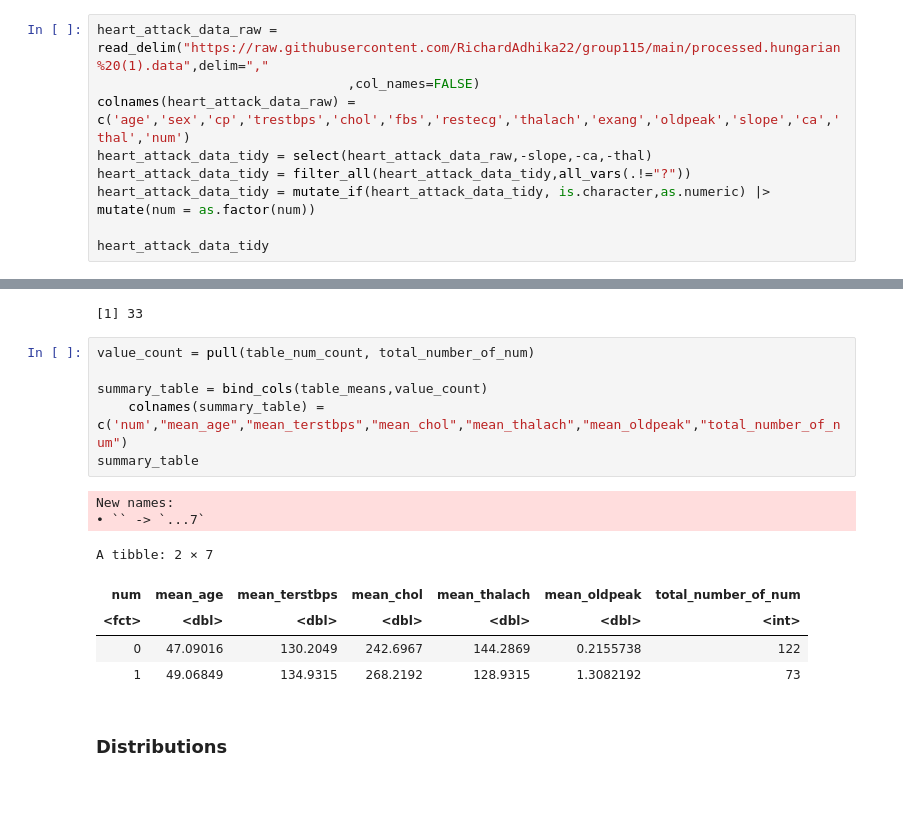
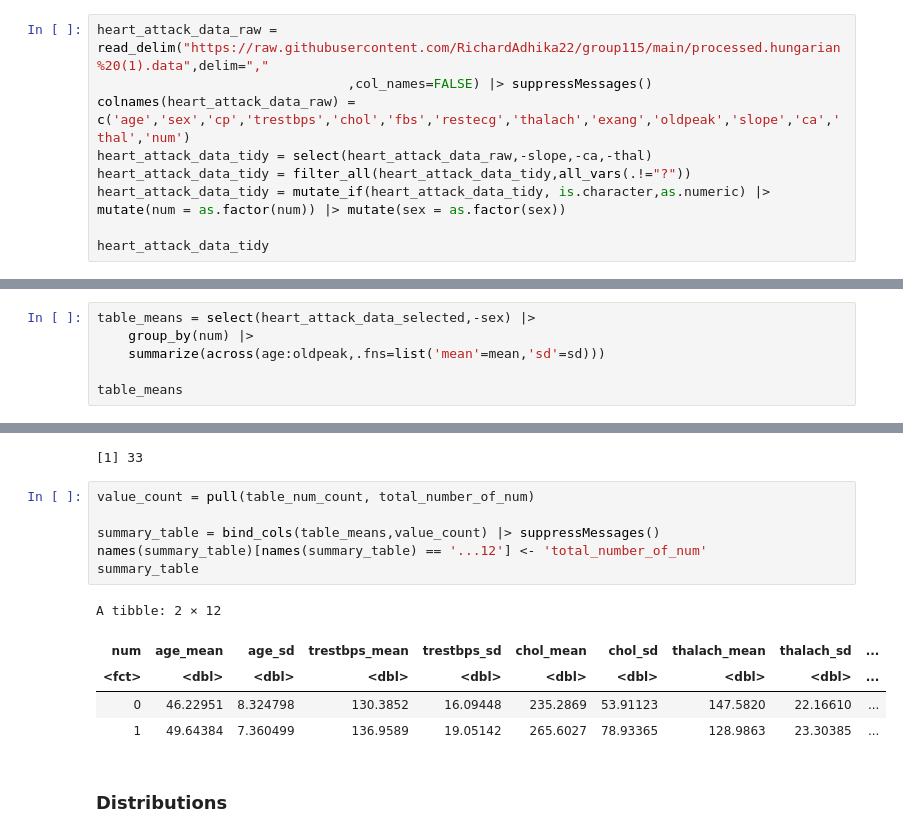
Before and after one commit to RichardAdhika22/heart_attack_prediction_knn, a Jupyter notebook: preliminary_analysis.ipynb, the cells around one changed output, grey strips where cells are left out. Drawn from its saved outputs; the diff is of its cells as text; blank space fills up the shorter version.

```diff
--- a/preliminary_analysis.ipynb
+++ b/preliminary_analysis.ipynb
@@ -37,11 +20,11 @@ In this project, we are trying to predict whether someone has a high risk of get
 ##### Reading and tidying the data
 # %%
 heart_attack_data_raw = read_delim("https://raw.githubusercontent.com/RichardAdhika22/group115/main/processed.hungarian%20(1).data",delim=","
-                                ,col_names=FALSE)
+                                ,col_names=FALSE) |> suppressMessages()
 colnames(heart_attack_data_raw) = c('age','sex','cp','trestbps','chol','fbs','restecg','thalach','exang','oldpeak','slope','ca','thal','num')
 heart_attack_data_tidy = select(heart_attack_data_raw,-slope,-ca,-thal)
 heart_attack_data_tidy = filter_all(heart_attack_data_tidy,all_vars(.!="?"))
-heart_attack_data_tidy = mutate_if(heart_attack_data_tidy, is.character,as.numeric) |> mutate(num = as.factor(num))
+heart_attack_data_tidy = mutate_if(heart_attack_data_tidy, is.character,as.numeric) |> mutate(num = as.factor(num)) |> mutate(sex = as.factor(sex))
 
 heart_attack_data_tidy
 # %% [output]
@@ -124,0 +87,6 @@ A tibble: 2 × 6
+# %%
+table_means = select(heart_attack_data_selected,-sex) |>
+    group_by(num) |>
+    summarize(across(age:oldpeak,.fns=list('mean'=mean,'sd'=sd)))
+
+table_means
@@ -164,17 +138,15 @@ missing_data
 # %%
 value_count = pull(table_num_count, total_number_of_num)
 
-summary_table = bind_cols(table_means,value_count)
-    colnames(summary_table) = c('num',"mean_age","mean_terstbps","mean_chol","mean_thalach","mean_oldpeak","total_number_of_num")
+summary_table = bind_cols(table_means,value_count) |> suppressMessages()
+names(summary_table)[names(summary_table) == '...12'] <- 'total_number_of_num'
 summary_table
 # %% [output]
-New names:
-• `` -> `...7`
+A tibble: 2 × 12
-A tibble: 2 × 7
-| num | mean_age | mean_terstbps | mean_chol | mean_thalach | mean_oldpeak | total_number_of_num |
-| <fct> | <dbl> | <dbl> | <dbl> | <dbl> | <dbl> | <int> |
-| 0 | 47.09016 | 130.2049 | 242.6967 | 144.2869 | 0.2155738 | 122 |
-| 1 | 49.06849 | 134.9315 | 268.2192 | 128.9315 | 1.3082192 | 73 |
+| num | age_mean | age_sd | trestbps_mean | trestbps_sd | chol_mean | chol_sd | thalach_mean | thalach_sd | ... |
+| <fct> | <dbl> | <dbl> | <dbl> | <dbl> | <dbl> | <dbl> | <dbl> | <dbl> | ... |
+| 0 | 46.22951 | 8.324798 | 130.3852 | 16.09448 | 235.2869 | 53.91123 | 147.5820 | 22.16610 | ... |
+| 1 | 49.64384 | 7.360499 | 136.9589 | 19.05142 | 265.6027 | 78.93365 | 128.9863 | 23.30385 | ... |
 # %% [markdown]
 ### Distributions
 # %%
```
Also changed, not shown: parts of 12 cells of this notebook.
